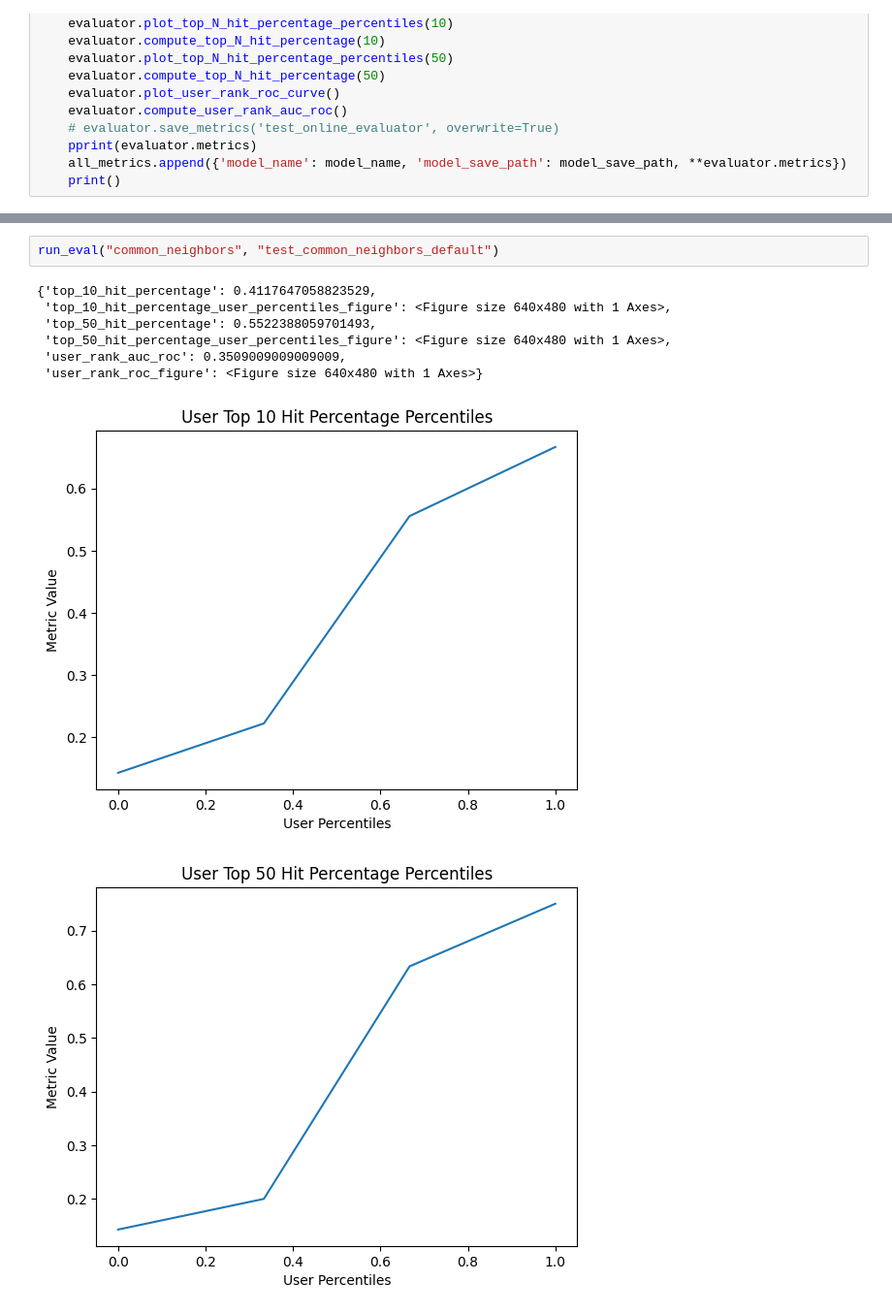
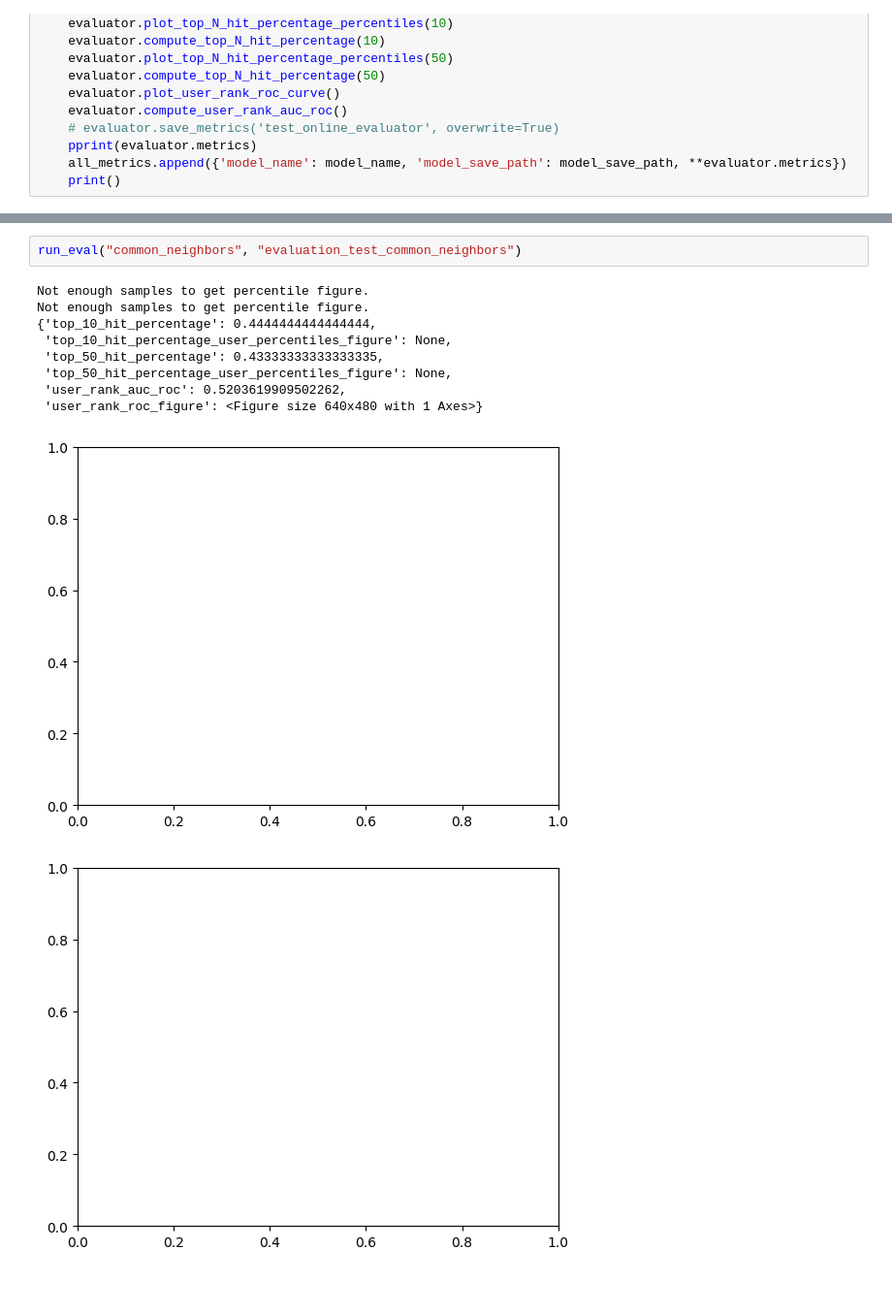
Before and after one commit to GitHubNoskcaj211/ml-projects-project, a Jupyter notebook: evaluation/test_online_evaluation.ipynb, the cells around one changed output, grey strips where cells are left out. Shown at 97% size. Drawn from its saved outputs; the diff is of its cells as text; blank space fills up the shorter version.

```diff
--- a/evaluation/test_online_evaluation.ipynb
+++ b/evaluation/test_online_evaluation.ipynb
@@ -48,11 +44,13 @@ run_eval("game_popularity", "test_popularity_model")
 # %%
-run_eval("common_neighbors", "test_common_neighbors_default")
+run_eval("common_neighbors", "evaluation_test_common_neighbors")
 # %% [output]
-{'top_10_hit_percentage': 0.4117647058823529,
- 'top_10_hit_percentage_user_percentiles_figure': <Figure size 640x480 with 1 Axes>,
- 'top_50_hit_percentage': 0.5522388059701493,
- 'top_50_hit_percentage_user_percentiles_figure': <Figure size 640x480 with 1 Axes>,
- 'user_rank_auc_roc': 0.3509009009009009,
+Not enough samples to get percentile figure.
+Not enough samples to get percentile figure.
+{'top_10_hit_percentage': 0.4444444444444444,
+ 'top_10_hit_percentage_user_percentiles_figure': None,
+ 'top_50_hit_percentage': 0.43333333333333335,
+ 'top_50_hit_percentage_user_percentiles_figure': None,
+ 'user_rank_auc_roc': 0.5203619909502262,
  'user_rank_roc_figure': <Figure size 640x480 with 1 Axes>}
-[figure, old version]
+[figure, new version]
-[figure, old version]
+[figure, new version]
```
Also changed, not shown: parts of 10 cells of this notebook, 40 other files.
